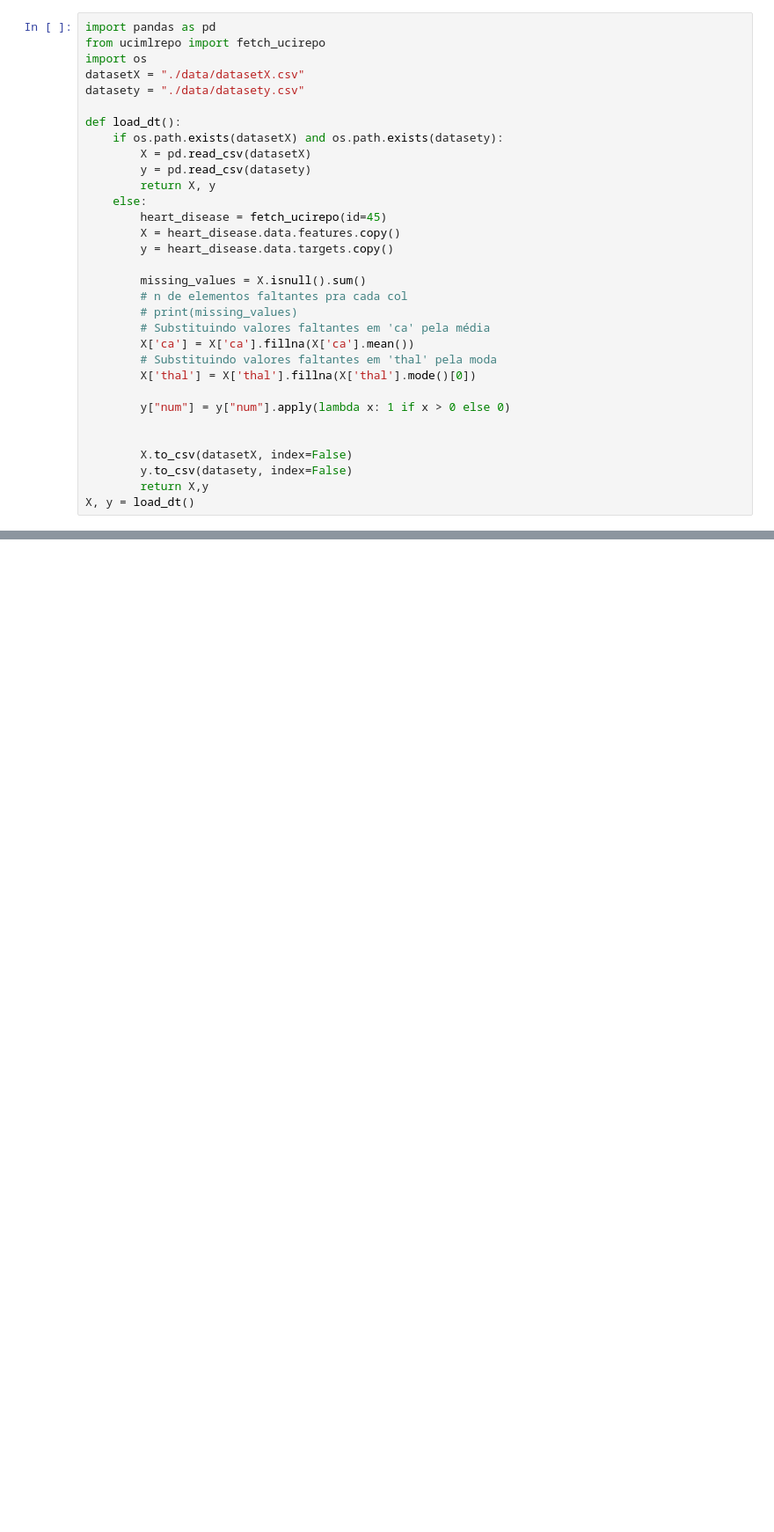
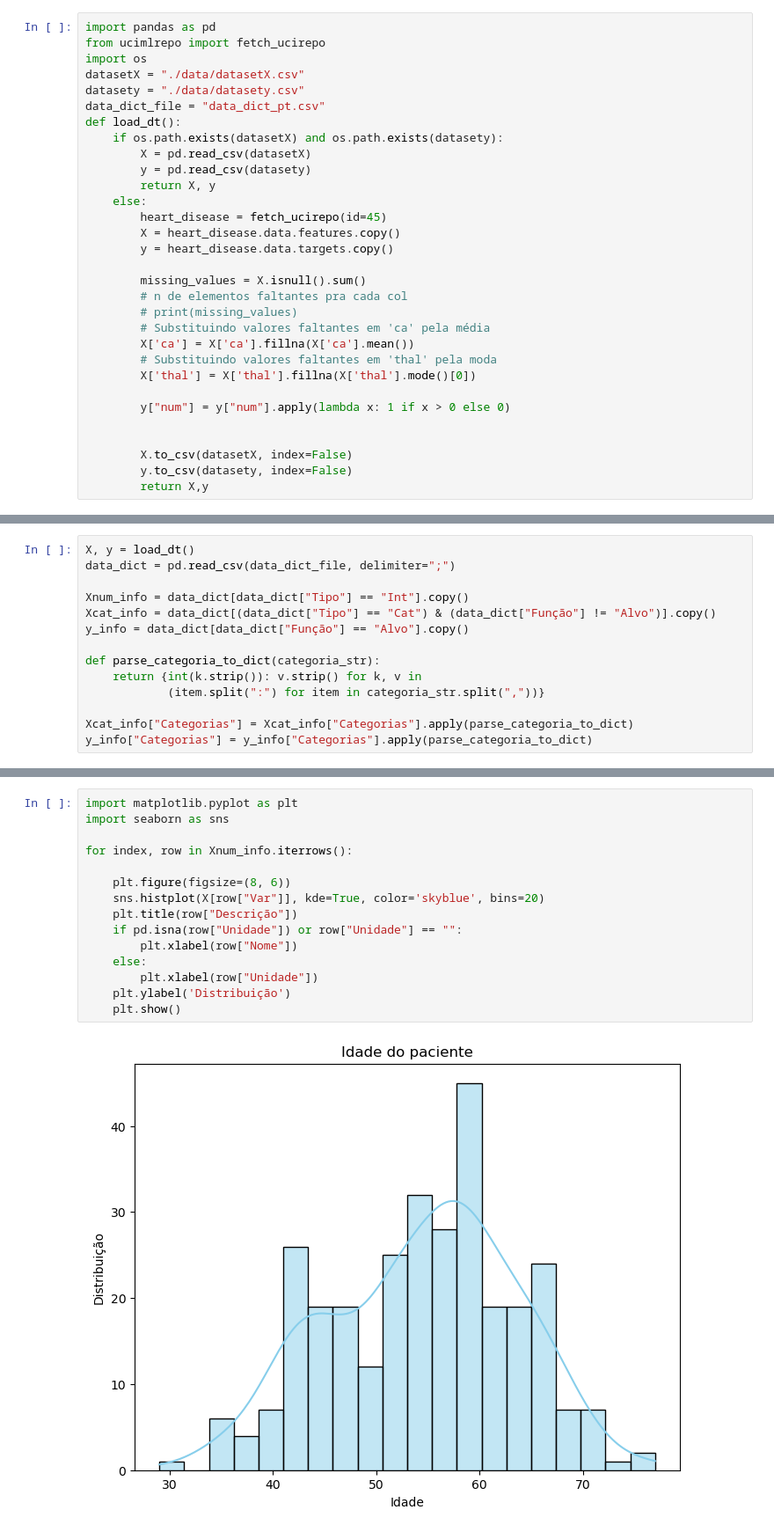
Before and after one commit to neocrz/heart_disease, a Jupyter notebook: note.ipynb, the cells around one changed output, grey strips where cells are left out. Shown at 88% size. Saved outputs shown, nothing was run; the diff lists cells and outputs as text; blank space fills up the shorter version.

Commit message:
dict updt & restructur

```diff
--- a/note.ipynb
+++ b/note.ipynb
@@ -4,7 +6,7 @@ from ucimlrepo import fetch_ucirepo
 import os
 datasetX = "./data/datasetX.csv"
 datasety = "./data/datasety.csv"
-
+data_dict_file = "data_dict_pt.csv"
 def load_dt():
     if os.path.exists(datasetX) and os.path.exists(datasety):
         X = pd.read_csv(datasetX)
@@ -29,4 +31,3 @@ def load_dt():
         X.to_csv(datasetX, index=False)
         y.to_csv(datasety, index=False)
         return X,y
-X, y = load_dt()
@@ -32,0 +36,14 @@ X, y = load_dt()
+# %%
+X, y = load_dt()
+data_dict = pd.read_csv(data_dict_file, delimiter=";")
+
+Xnum_info = data_dict[data_dict["Tipo"] == "Int"].copy()
+Xcat_info = data_dict[(data_dict["Tipo"] == "Cat") & (data_dict["Função"] != "Alvo")].copy()
+y_info = data_dict[data_dict["Função"] == "Alvo"].copy()
+
+def parse_categoria_to_dict(categoria_str):
+    return {int(k.strip()): v.strip() for k, v in
+            (item.split(":") for item in categoria_str.split(","))}
+
+Xcat_info["Categorias"] = Xcat_info["Categorias"].apply(parse_categoria_to_dict)
+y_info["Categorias"] = y_info["Categorias"].apply(parse_categoria_to_dict)
@@ -108,0 +54,17 @@ plt.show()
+# %%
+import matplotlib.pyplot as plt
+import seaborn as sns
+
+for index, row in Xnum_info.iterrows():
+
+    plt.figure(figsize=(8, 6))
+    sns.histplot(X[row["Var"]], kde=True, color='skyblue', bins=20)
+    plt.title(row["Descrição"])
+    if pd.isna(row["Unidade"]) or row["Unidade"] == "":
+        plt.xlabel(row["Nome"])
+    else:
+        plt.xlabel(row["Unidade"])
+    plt.ylabel('Distribuição')
+    plt.show()
+# %% [output]
+[figure, added]
```
Also changed, not shown: parts of 28 cells of this notebook, 2 other files.
